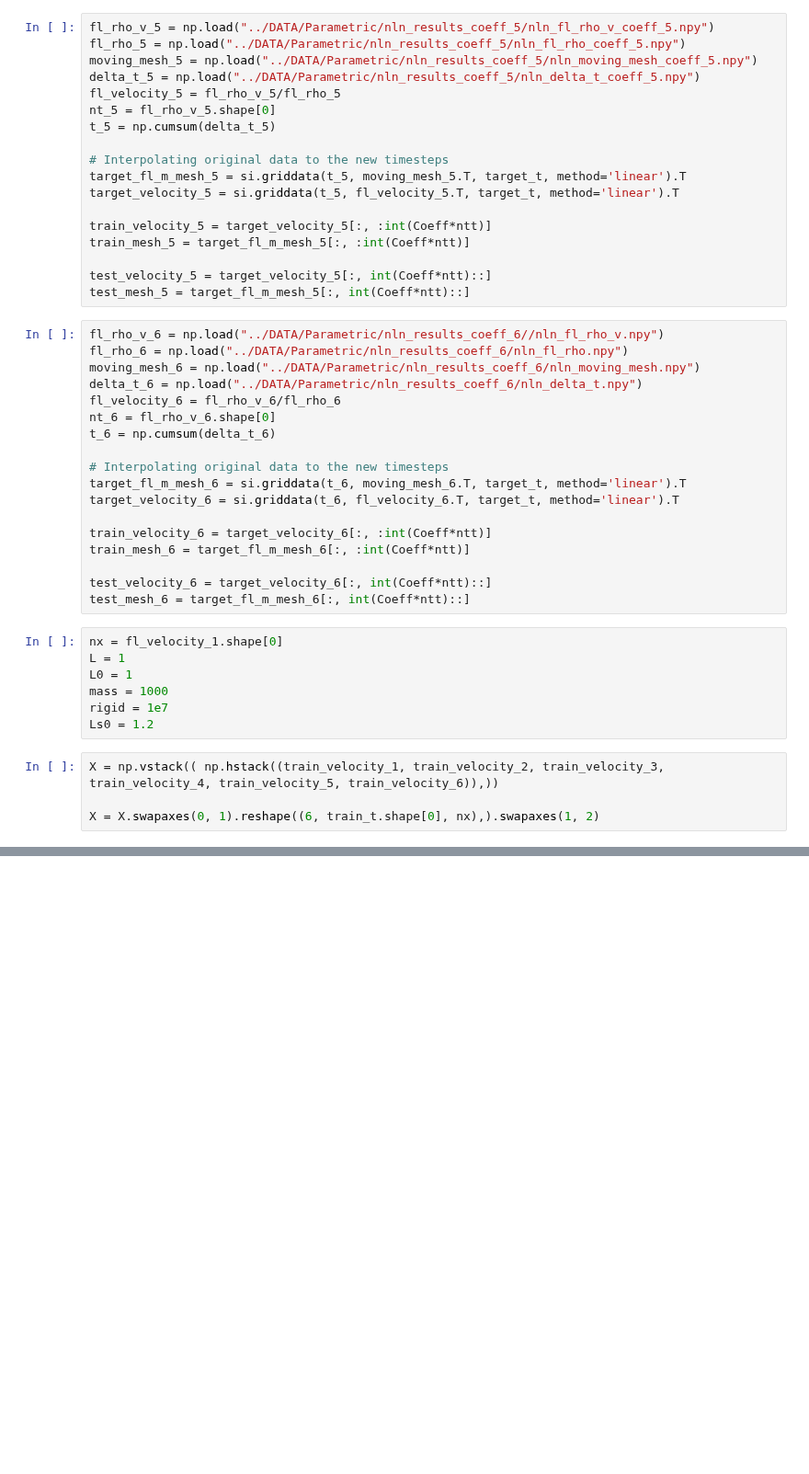
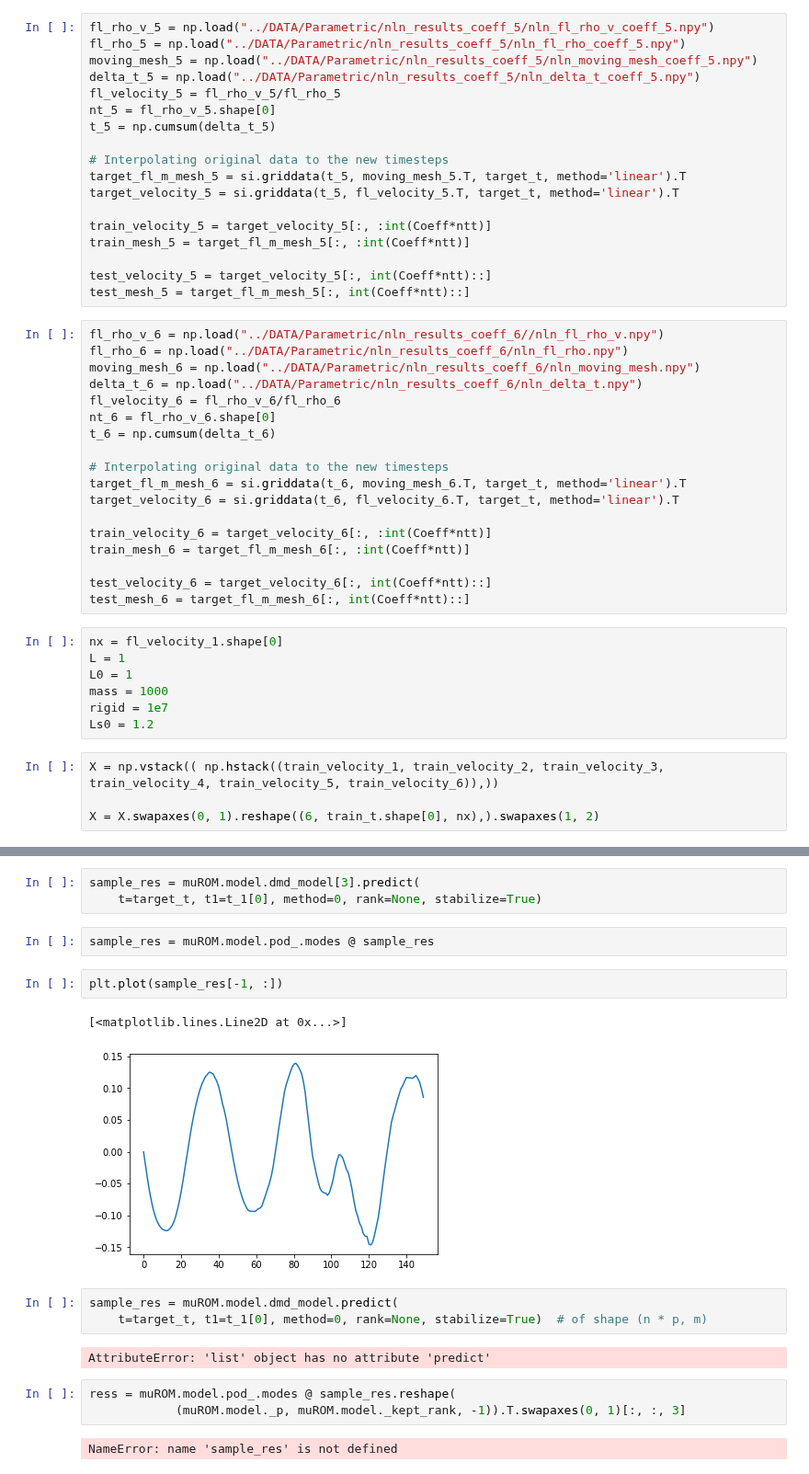
Before and after one commit to azzeddinetiba/ROM_AM, a Jupyter notebook: examples/ParDMD.ipynb, the cells around one changed output, grey strips where cells are left out. Shown at 92% size. Saved outputs shown, nothing was run; the diff lists cells and outputs as text; blank space fills up the shorter version.

```diff
--- a/examples/ParDMD.ipynb
+++ b/examples/ParDMD.ipynb
@@ -151,0 +156,20 @@ plt.plot(target_t, np.real(result_[nx-1, :]));
+# %%
+sample_res = muROM.model.dmd_model[3].predict(
+    t=target_t, t1=t_1[0], method=0, rank=None, stabilize=True)
+# %%
+sample_res = muROM.model.pod_.modes @ sample_res
+# %%
+plt.plot(sample_res[-1, :])
+# %% [output]
+[<matplotlib.lines.Line2D at 0x...>]
+[figure, added]
+# %%
+sample_res = muROM.model.dmd_model.predict(
+    t=target_t, t1=t_1[0], method=0, rank=None, stabilize=True)  # of shape (n * p, m)
+# %% [output]
+AttributeError: 'list' object has no attribute 'predict'
+# %%
+ress = muROM.model.pod_.modes @ sample_res.reshape(
+            (muROM.model._p, muROM.model._kept_rank, -1)).T.swapaxes(0, 1)[:, :, 3]
+# %% [output]
+NameError: name 'sample_res' is not defined
```
Also changed, not shown: parts of 8 cells of this notebook, 2 other files.
